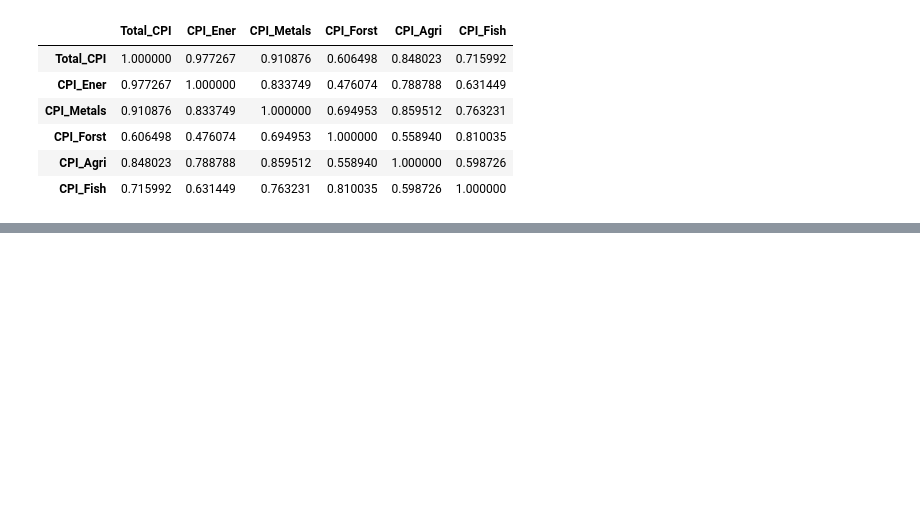
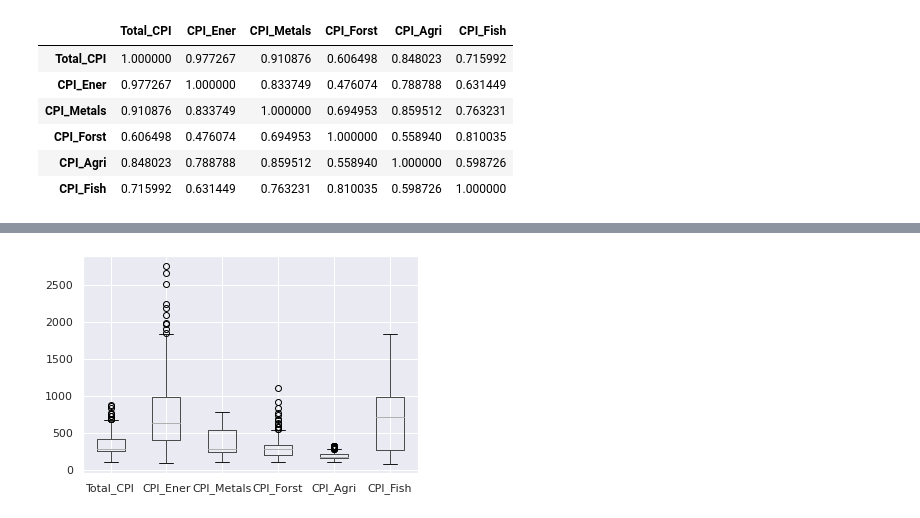
Before and after one commit to DataGalz/CIND820, a Jupyter notebook: CIND820.ipynb, the cells around one changed output, grey strips where cells are left out. Saved outputs shown, nothing was run; the diff lists cells and outputs as text; code cells hidden in the pictures; blank space fills up the shorter version.

```diff
--- a/CIND820.ipynb
+++ b/CIND820.ipynb
@@ -199,0 +210,6 @@ df.corr()
+# %%
+np.random.seed(19680801)
+
+boxplot = df1.boxplot()
+# %% [output]
+[figure, added]
```
Also changed, not shown: parts of 10 cells of this notebook.
